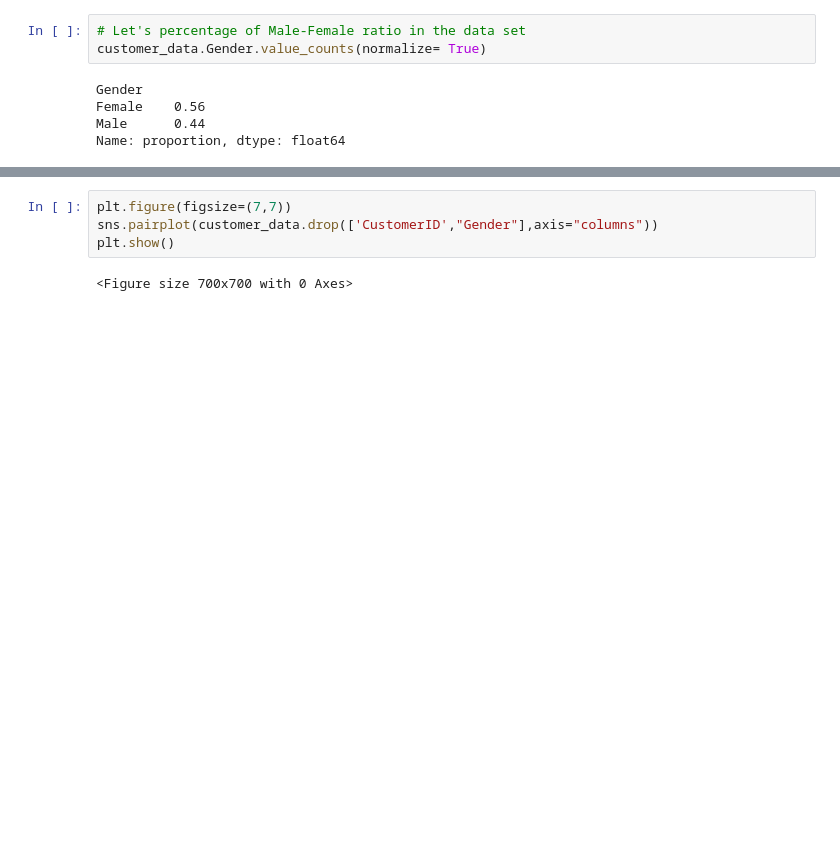
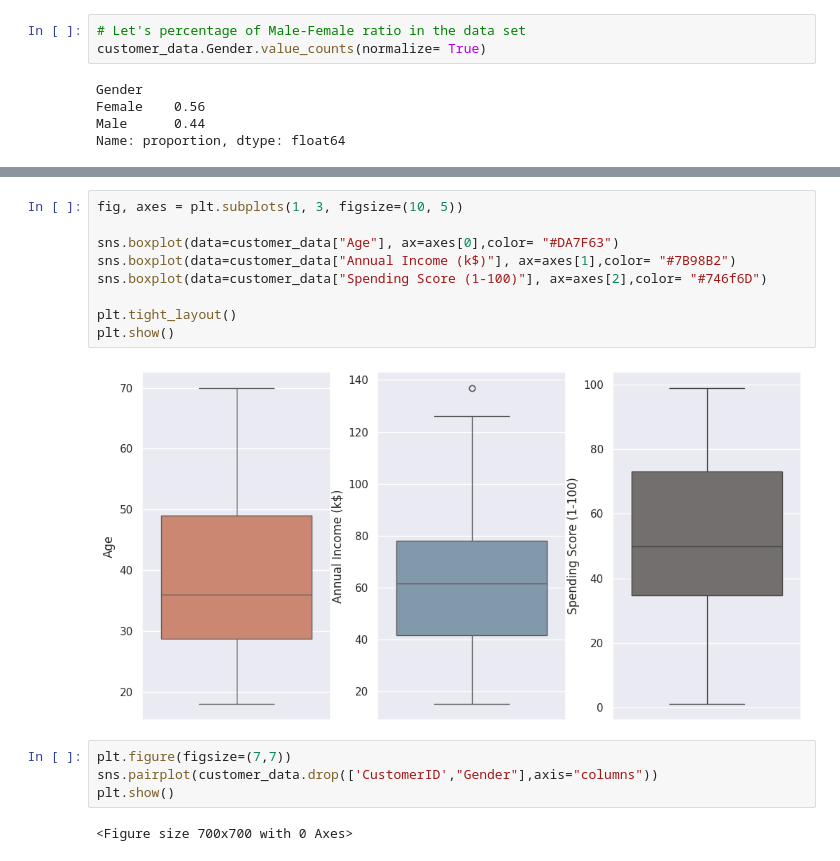
Before and after one commit to pb319/Segment-Stream, a Jupyter notebook: CustSegment.ipynb, the cells around one changed output, grey strips where cells are left out. Saved outputs shown, nothing was run; the diff lists cells and outputs as text; blank space fills up the shorter version.

Commit message:
Boxplot Added

```diff
--- a/CustSegment.ipynb
+++ b/CustSegment.ipynb
@@ -164,3 +164,14 @@ plt.show()
+# %%
+fig, axes = plt.subplots(1, 3, figsize=(10, 5))
+
+sns.boxplot(data=customer_data["Age"], ax=axes[0],color= "#DA7F63")
+sns.boxplot(data=customer_data["Annual Income (k$)"], ax=axes[1],color= "#7B98B2")
+sns.boxplot(data=customer_data["Spending Score (1-100)"], ax=axes[2],color= "#746f6D")
+
+plt.tight_layout()
+plt.show()
+# %% [output]
+[figure, added]
 # %%
 plt.figure(figsize=(7,7))
 sns.pairplot(customer_data.drop(['CustomerID',"Gender"],axis="columns"))
```
Also changed, not shown: parts of 5 cells of this notebook.
